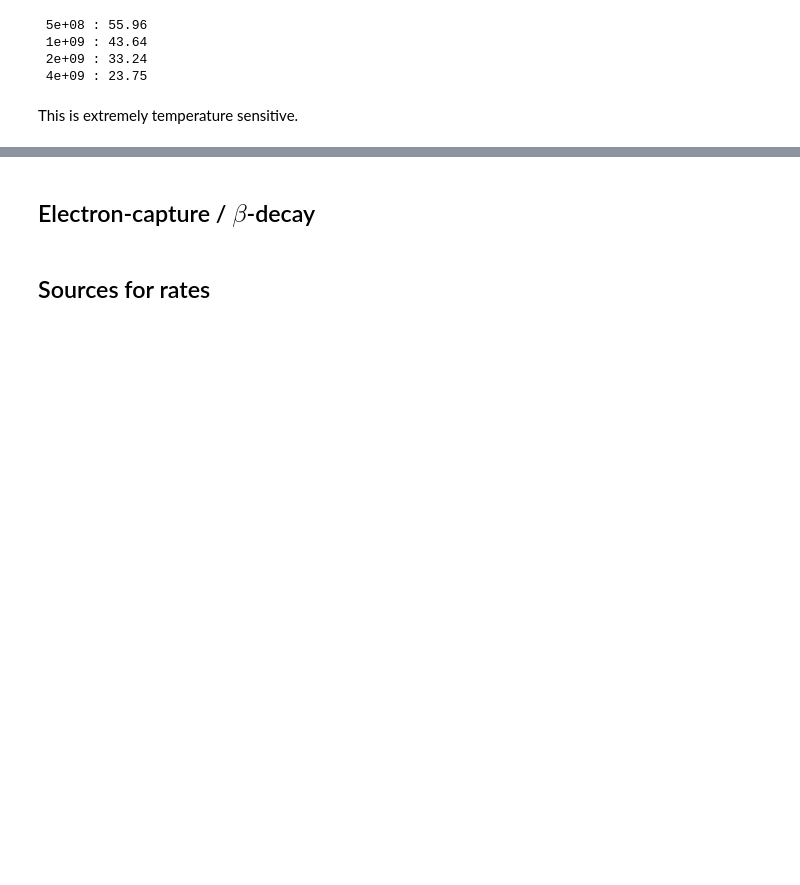
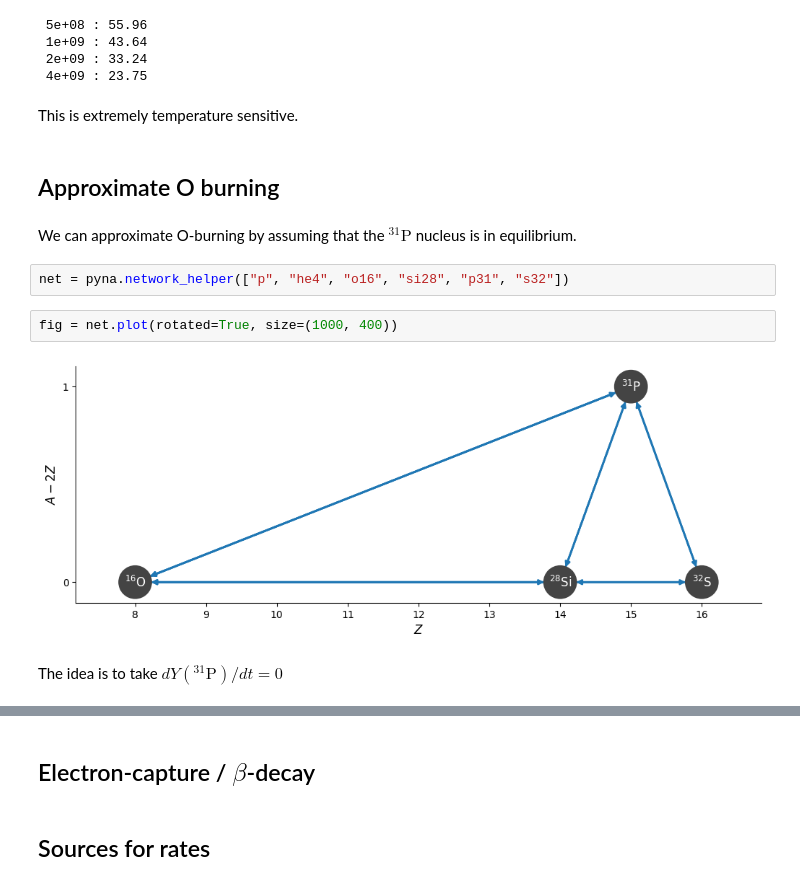
Before and after one commit to zingale/mesa-labs, a Jupyter notebook: docs/source/reactions.ipynb, the cells around one changed output, grey strips where cells are left out. Cells and saved outputs as stored; diff of their text form; blank space fills up the shorter version.

```diff
--- a/docs/source/reactions.ipynb
+++ b/docs/source/reactions.ipynb
@@ -173,3 +173,15 @@ for T0 in [5.e8, 1.e9, 2.e9, 4.e9]:
  4e+09 : 23.75
 # %% [markdown]
 This is extremely temperature sensitive.
+# %% [markdown]
+## Approximate O burning
+# %% [markdown]
+We can approximate O-burning by assuming that the ${}^{31}\mathrm{P}$ nucleus is in equilibrium.
+# %%
+net = pyna.network_helper(["p", "he4", "o16", "si28", "p31", "s32"])
+# %%
+fig = net.plot(rotated=True, size=(1000, 400))
+# %% [output]
+[figure, added]
+# %% [markdown]
+The idea is to take $dY({}^{31}\mathrm{P})/dt = 0$
```
Also changed, not shown: parts of 13 cells of this notebook.
